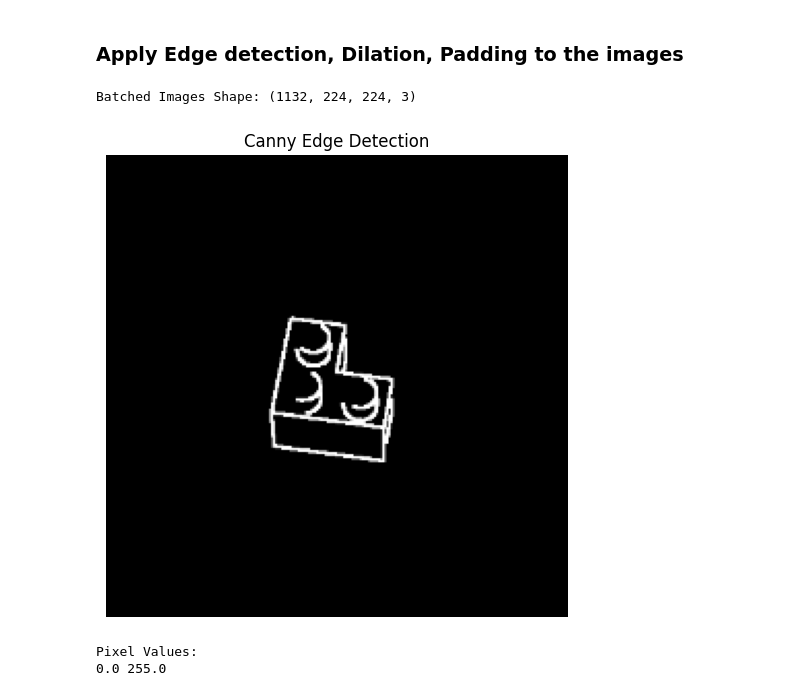
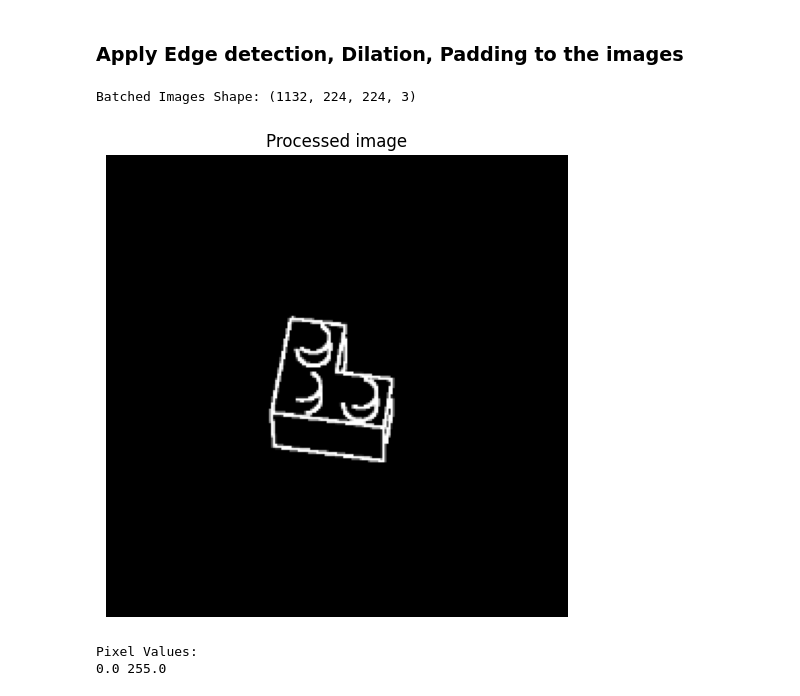
Before and after one commit to maadhuvijay/Project3-Lego-Classifier, a Jupyter notebook: Lego_classifier_new.ipynb, the cells around one changed output. Saved outputs shown, nothing was run; the diff lists cells and outputs as text; code cells hidden in the pictures.

```diff
--- a/Lego_classifier_new.ipynb
+++ b/Lego_classifier_new.ipynb
@@ -171,35 +171,38 @@ sizes
 # %%
 
 kernel = np.ones((3, 3), np.uint8)
 
+#Convert the images to numpy array
 new_images = [np.array(img)  for img in resized_images]
+
+#Add Canny edge detection
 edges=[cv2.Canny(img,50,150) for img in new_images]
 
+#Dilate the edges
 dilated_edges = [cv2.dilate(img, kernel, iterations=1) for img in edges]
 
-#Padding
-
+#Add Padding to the images
 resized_images_input = [cv2.resize(img, (128, 128)) for img in dilated_edges]
-
-  # Add padding to make it 224x224
 top = bottom = (224 - 128) // 2
 left = right = (224 - 128) // 2
 resized_images_input = [np.array(img) for img in resized_images_input]
 padded_images = [cv2.copyMakeBorder(img, top, bottom, left, right, cv2.BORDER_CONSTANT, value=0) for img in resized_images_input]
 
-
+#Add channel dimension to the images
 expanded_edges = [np.stack((img,) * 3, axis=-1) for img in padded_images]
 batched_images = np.array(expanded_edges)
+
+#Check the image shape
 print("Batched Images Shape:", batched_images.shape)  # Check the shape
 
-
+# Plot the pre-processed image
 plt.figure(figsize=(8,6))
 plt.imshow(batched_images[810], cmap="gray")
-plt.title("Canny Edge Detection")
+plt.title("Processed image")
 plt.axis("off")
 plt.show()
 # %% [output]
 Batched Images Shape: (1132, 224, 224, 3)
-[figure, old version]
+[figure, new version]
 # %%
 # Convert to NumPy array and then to float32
```
Also changed, not shown: parts of 61 cells of this notebook.
